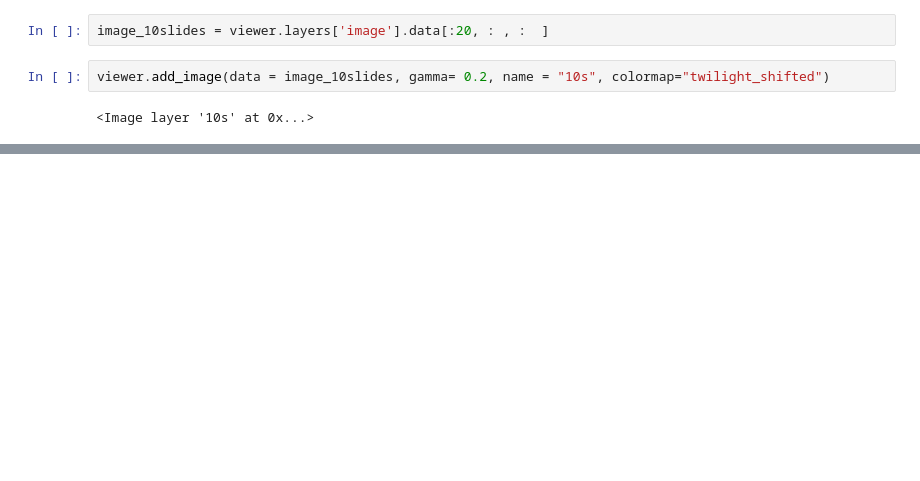
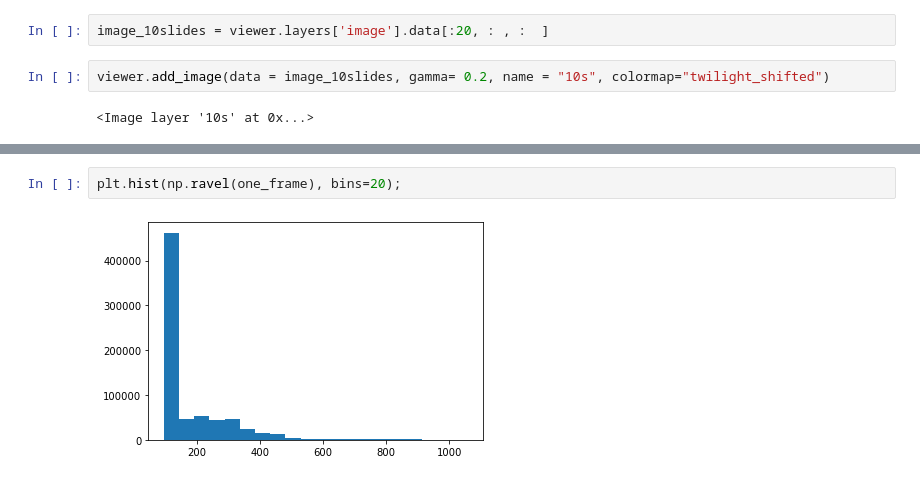
Before and after one commit to rjlopez2/OMAAS, a Jupyter notebook: sandbox/sif_reader/Untitled.ipynb, the cells around one changed output, grey strips where cells are left out. Cells and saved outputs as stored; diff of their text form; blank space fills up the shorter version.

```diff
--- a/sandbox/sif_reader/Untitled.ipynb
+++ b/sandbox/sif_reader/Untitled.ipynb
@@ -79,0 +95,4 @@ viewer.layers['10s'].metadata
+# %%
+plt.hist(np.ravel(one_frame), bins=20);
+# %% [output]
+[figure, added]
```
Also changed, not shown: parts of 50 cells of this notebook.
